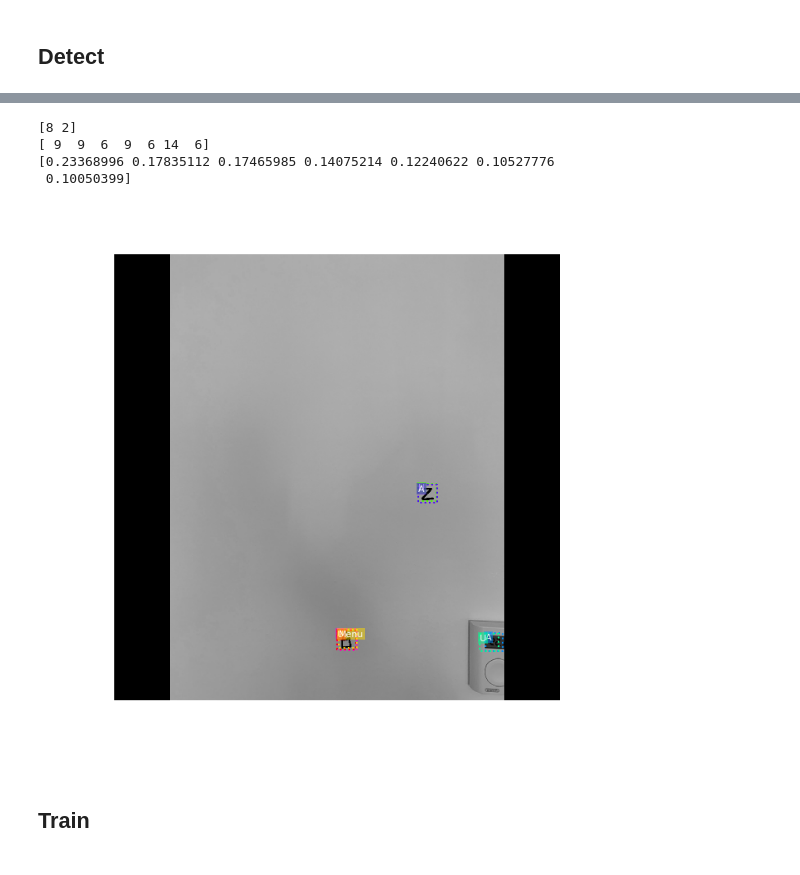
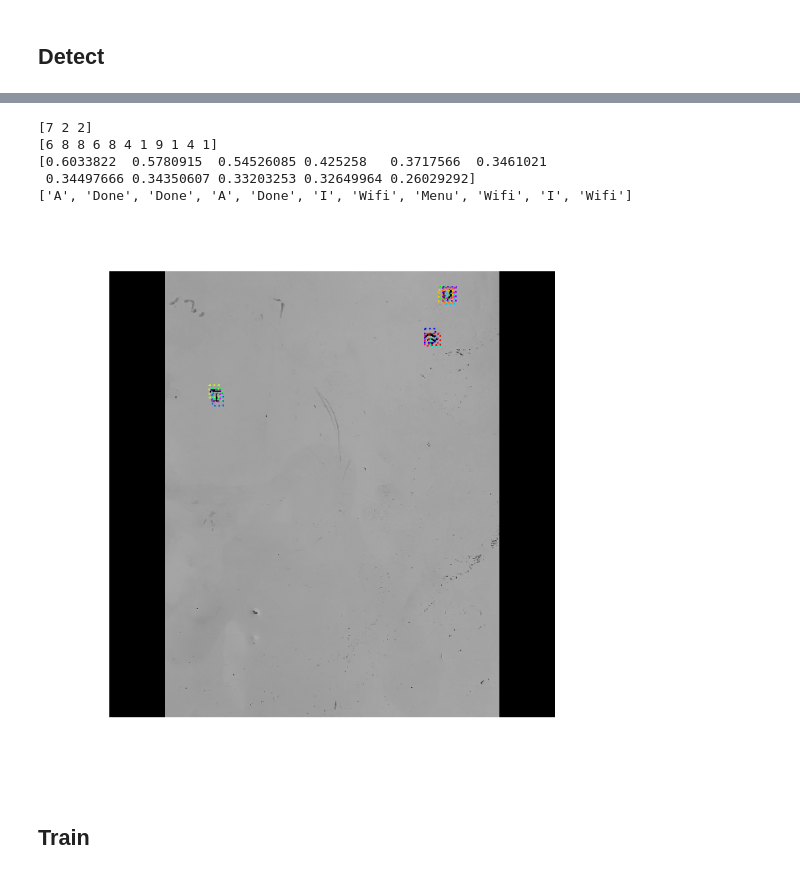
Before and after one commit to Holstrup/Mask_RCNN, a Jupyter notebook: samples/wireframe/Model-2.ipynb, the cells around one changed output, grey strips where cells are left out. Saved outputs shown, nothing was run; the diff lists cells and outputs as text; code cells hidden in the pictures.

```diff
--- a/samples/wireframe/Model-2.ipynb
+++ b/samples/wireframe/Model-2.ipynb
@@ -75,6 +70,6 @@ dataset_train.class_info
 # %%
 #MODEL_FILE_NAME = model.get_pretrained_weights("mask_rcnn_newdata_20.h5")
-MODEL_FILE_NAME = "mask_rcnn_almost_final_50.h5"
+MODEL_FILE_NAME = "mask_fewer_backgrounds_full.h5"
 class InferenceConfig(Wireframe.WireframeConfig):
     GPU_COUNT = 1
     IMAGES_PER_GPU = 1
@@ -135,15 +124,17 @@ for pred in results[0]["class_ids"]:
 print(gt_class_id)
 print(results[0]["class_ids"])
 print(results[0]["scores"])
+print(labels)
 # %% [output]
-[8 2]
-[ 9  9  6  9  6 14  6]
-[0.23368996 0.17835112 0.17465985 0.14075214 0.12240622 0.10527776
- 0.10050399]
+[7 2 2]
+[6 8 8 6 8 4 1 9 1 4 1]
+[0.6033822  0.5780915  0.54526085 0.425258   0.3717566  0.3461021
+ 0.34497666 0.34350607 0.33203253 0.32649964 0.26029292]
+['A', 'Done', 'Done', 'A', 'Done', 'I', 'Wifi', 'Menu', 'Wifi', 'I', 'Wifi']
 # %%
-visualize.draw_boxes(original_image, results[0]['rois'], captions=labels)
+visualize.draw_boxes(original_image, results[0]['rois'])
 # %% [output]
-[figure, old version]
+[figure, new version]
 # %% [markdown]
 ## Train
 # %%
```
Also changed, not shown: parts of 6 cells of this notebook, 9 other files.
